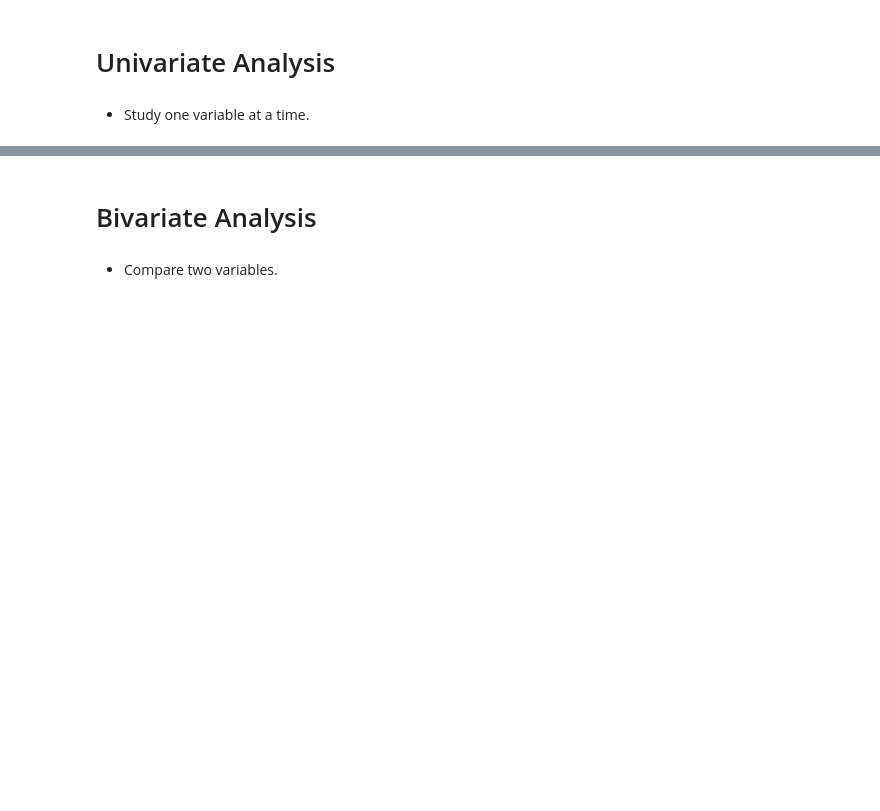
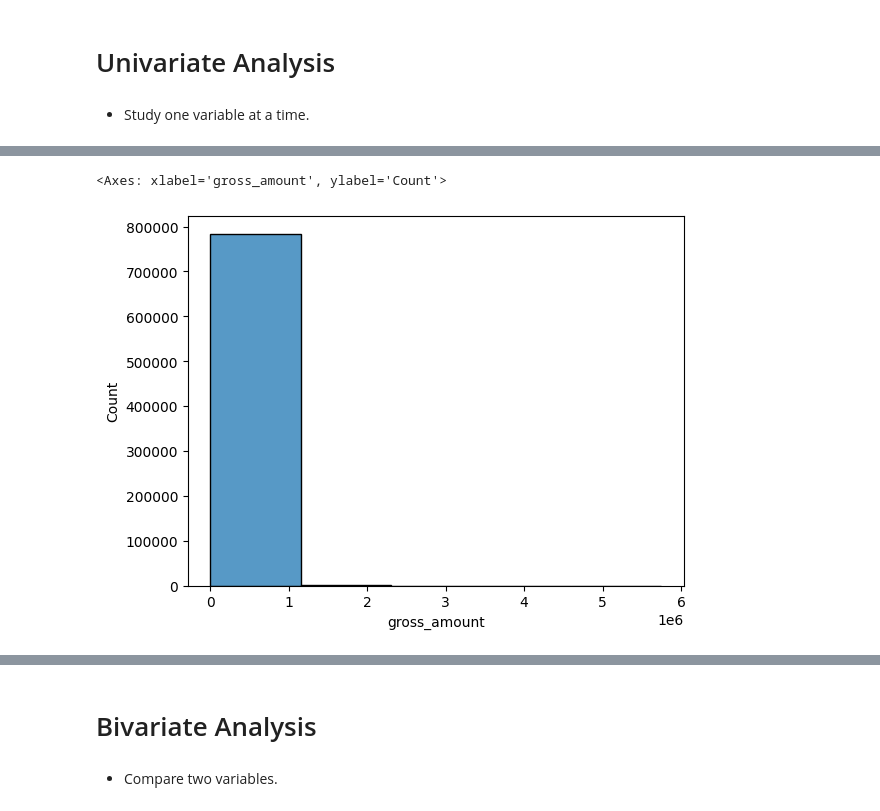
Before and after one commit to BhupathiTharun/Supply-chain-data-warehouse, a Jupyter notebook: notebooks/03_EDA.ipynb, the cells around one changed output, grey strips where cells are left out. Saved outputs shown, nothing was run; the diff lists cells and outputs as text; code cells hidden in the pictures; blank space fills up the shorter version.

```diff
--- a/notebooks/03_EDA.ipynb
+++ b/notebooks/03_EDA.ipynb
@@ -793,0 +815,5 @@ Index(['order_line_id', 'order_date', 'customer_id', 'product_id', 'category',
+# %%
+sns.histplot(data=df2,x='gross_amount',bins=5)
+# %% [output]
+<Axes: xlabel='gross_amount', ylabel='Count'>
+[figure, added]
```
Also changed, not shown: parts of 25 cells of this notebook, 1 other file.
